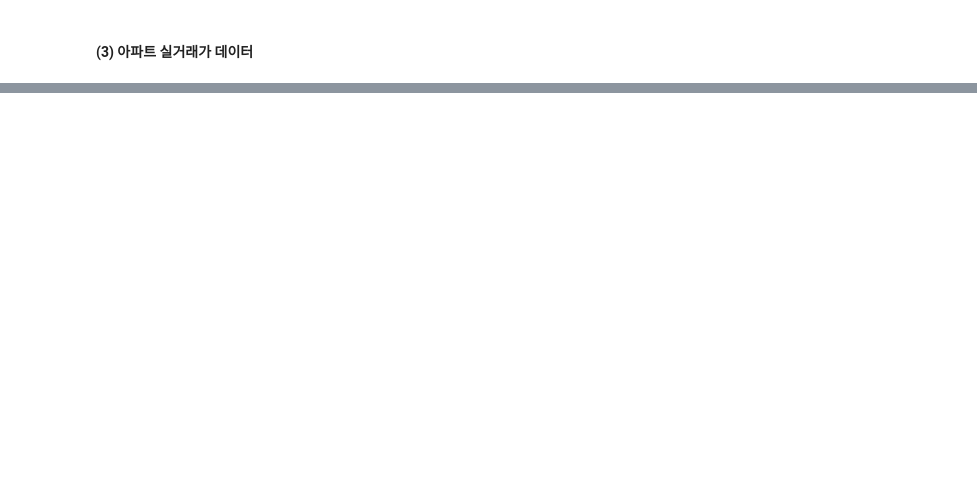
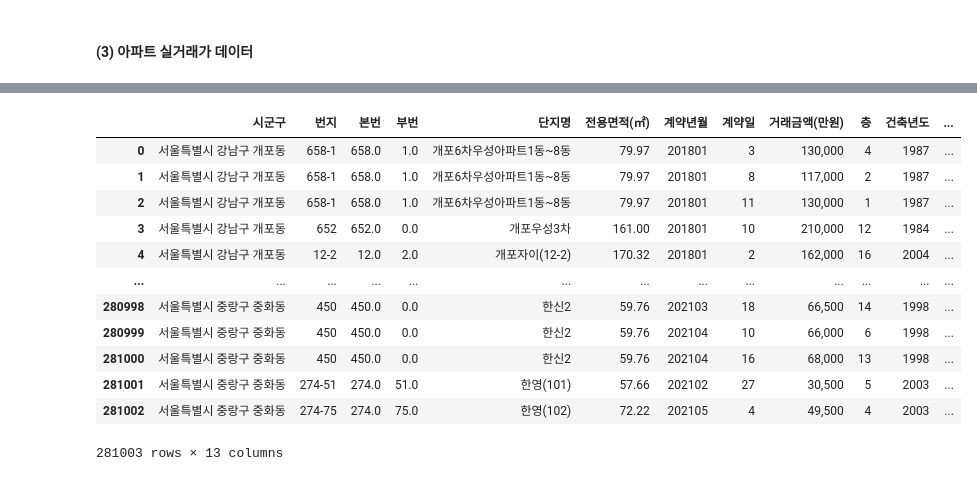
Before and after one commit to JinsolPark/final_project, a Jupyter notebook: jspark/01_데이터 준비.ipynb, the cells around one changed output, grey strips where cells are left out. Cells and saved outputs as stored; diff of their text form; code cells hidden in the pictures; blank space fills up the shorter version.

```diff
--- a/jspark/01_데이터 준비.ipynb
+++ b/jspark/01_데이터 준비.ipynb
@@ -258,0 +971,3 @@ from glob import glob
+# %%
+cols = list(df.columns)
+cols
@@ -258,0 +988,21 @@ from glob import glob
+# %%
+df = pd.DataFrame(columns=cols)
+# %%
+for d in data:
+    tmp = pd.read_excel(d, skiprows=16)
+    df = df.append(tmp, ignore_index=True)
+df
+# %% [output]
+|  | 시군구 | 번지 | 본번 | 부번 | 단지명 | 전용면적(㎡) | 계약년월 | 계약일 | 거래금액(만원) | 층 | 건축년도 | ... |
+| 0 | 서울특별시 강남구 개포동 | 658-1 | 658.0 | 1.0 | 개포6차우성아파트1동~8동 | 79.97 | 201801 | 3 | 130,000 | 4 | 1987 | ... |
+| 1 | 서울특별시 강남구 개포동 | 658-1 | 658.0 | 1.0 | 개포6차우성아파트1동~8동 | 79.97 | 201801 | 8 | 117,000 | 2 | 1987 | ... |
+| 2 | 서울특별시 강남구 개포동 | 658-1 | 658.0 | 1.0 | 개포6차우성아파트1동~8동 | 79.97 | 201801 | 11 | 130,000 | 1 | 1987 | ... |
+| 3 | 서울특별시 강남구 개포동 | 652 | 652.0 | 0.0 | 개포우성3차 | 161.00 | 201801 | 10 | 210,000 | 12 | 1984 | ... |
+| 4 | 서울특별시 강남구 개포동 | 12-2 | 12.0 | 2.0 | 개포자이(12-2) | 170.32 | 201801 | 2 | 162,000 | 16 | 2004 | ... |
+| ... | ... | ... | ... | ... | ... | ... | ... | ... | ... | ... | ... | ... |
+| 280998 | 서울특별시 중랑구 중화동 | 450 | 450.0 | 0.0 | 한신2 | 59.76 | 202103 | 18 | 66,500 | 14 | 1998 | ... |
+| 280999 | 서울특별시 중랑구 중화동 | 450 | 450.0 | 0.0 | 한신2 | 59.76 | 202104 | 10 | 66,000 | 6 | 1998 | ... |
+| 281000 | 서울특별시 중랑구 중화동 | 450 | 450.0 | 0.0 | 한신2 | 59.76 | 202104 | 16 | 68,000 | 13 | 1998 | ... |
+| 281001 | 서울특별시 중랑구 중화동 | 274-51 | 274.0 | 51.0 | 한영(101) | 57.66 | 202102 | 27 | 30,500 | 5 | 2003 | ... |
+| 281002 | 서울특별시 중랑구 중화동 | 274-75 | 274.0 | 75.0 | 한영(102) | 72.22 | 202105 | 4 | 49,500 | 4 | 2003 | ... |
+281003 rows × 13 columns
```
Also changed, not shown: parts of 89 cells of this notebook, 6 other files.
